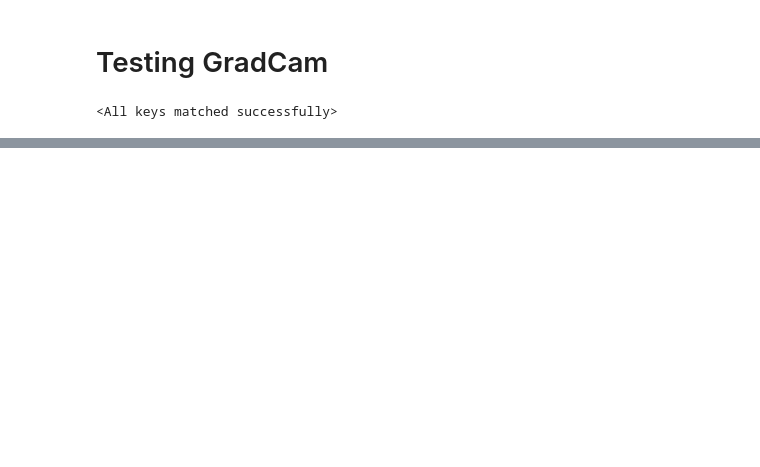
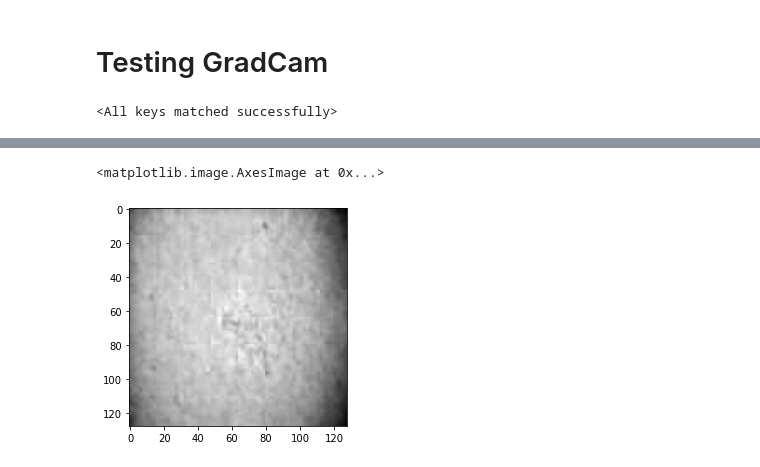
Before and after one commit to HIRIS-Lab/DermaModelOptimization, a Jupyter notebook: notebooks/Interpretability/GradCam.ipynb, the cells around one changed output, grey strips where cells are left out. Saved outputs shown, nothing was run; the diff lists cells and outputs as text; code cells hidden in the pictures; blank space fills up the shorter version.

```diff
--- a/notebooks/Interpretability/GradCam.ipynb
+++ b/notebooks/Interpretability/GradCam.ipynb
@@ -115,0 +123,5 @@ attribution = guided_gc.attribute(inputs, 0)
+# %%
+plt.imshow(inputs[0,0].detach(), cmap='gray')
+# %% [output]
+<matplotlib.image.AxesImage at 0x...>
+[figure, added]
```
Also changed, not shown: parts of 18 cells of this notebook.
